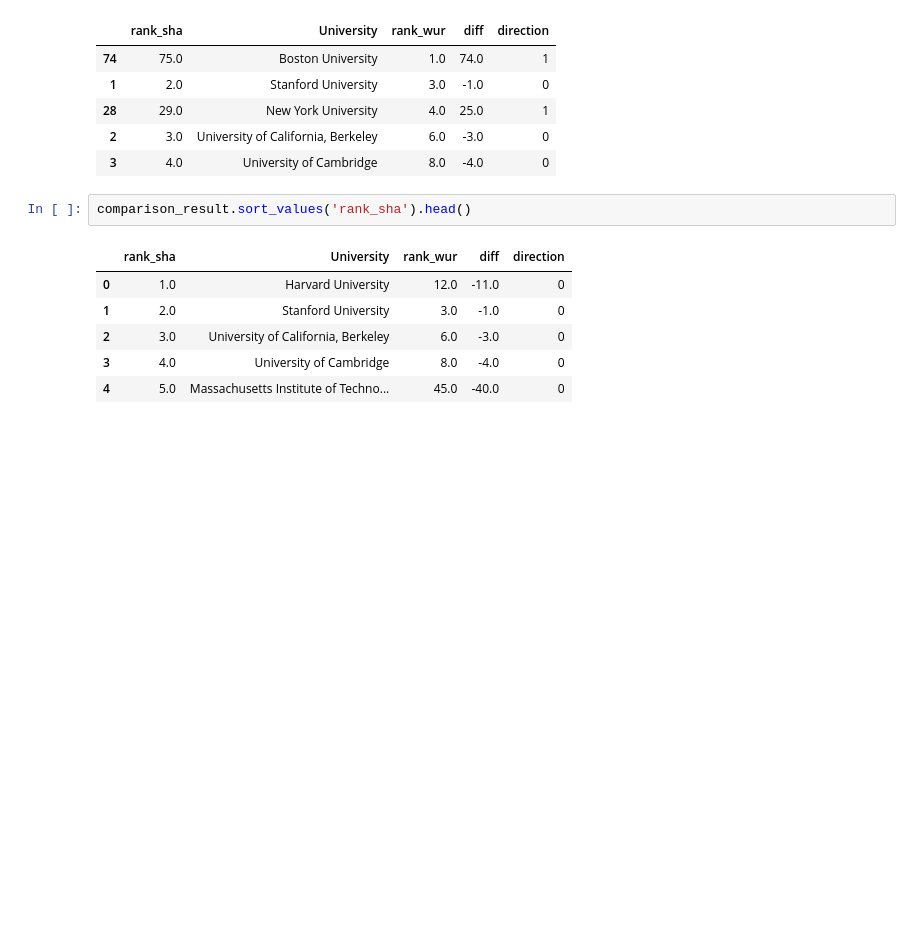
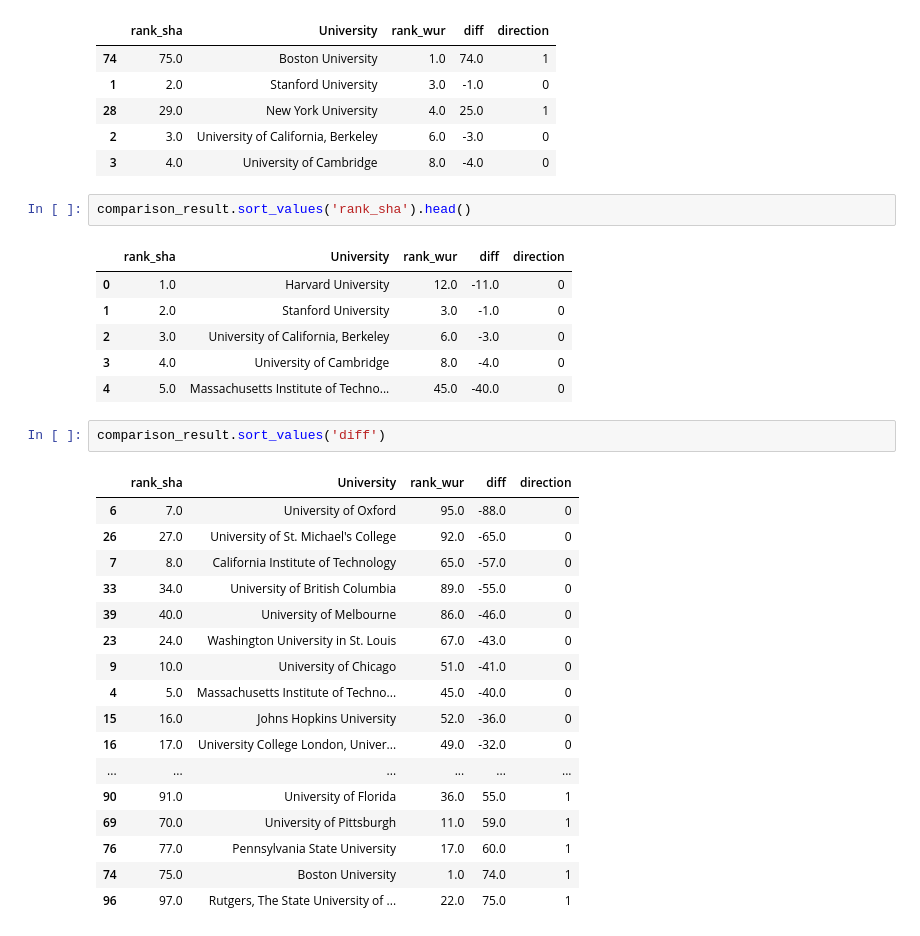
Before and after one commit to fearnleymartin/world-university-rankings, a Jupyter notebook: alternative_university_ranking_project.ipynb, the cells around one changed output. Cells and saved outputs as stored; diff of their text form; blank space fills up the shorter version.

```diff
--- a/alternative_university_ranking_project.ipynb
+++ b/alternative_university_ranking_project.ipynb
@@ -415,6 +408,26 @@ comparison_result.sort_values('rank_sha').head()
 | 2 | 3.0 | University of California, Berkeley | 6.0 | -3.0 | 0 |
 | 3 | 4.0 | University of Cambridge | 8.0 | -4.0 | 0 |
 | 4 | 5.0 | Massachusetts Institute of Techno... | 45.0 | -40.0 | 0 |
+# %%
+comparison_result.sort_values('diff')
+# %% [output]
+|  | rank_sha | University | rank_wur | diff | direction |
+| 6 | 7.0 | University of Oxford | 95.0 | -88.0 | 0 |
+| 26 | 27.0 | University of St. Michael's College | 92.0 | -65.0 | 0 |
+| 7 | 8.0 | California Institute of Technology | 65.0 | -57.0 | 0 |
+| 33 | 34.0 | University of British Columbia | 89.0 | -55.0 | 0 |
+| 39 | 40.0 | University of Melbourne | 86.0 | -46.0 | 0 |
+| 23 | 24.0 | Washington University in St. Louis | 67.0 | -43.0 | 0 |
+| 9 | 10.0 | University of Chicago | 51.0 | -41.0 | 0 |
+| 4 | 5.0 | Massachusetts Institute of Techno... | 45.0 | -40.0 | 0 |
+| 15 | 16.0 | Johns Hopkins University | 52.0 | -36.0 | 0 |
+| 16 | 17.0 | University College London, Univer... | 49.0 | -32.0 | 0 |
+| ... | ... | ... | ... | ... | ... |
+| 90 | 91.0 | University of Florida | 36.0 | 55.0 | 1 |
+| 69 | 70.0 | University of Pittsburgh | 11.0 | 59.0 | 1 |
+| 76 | 77.0 | Pennsylvania State University | 17.0 | 60.0 | 1 |
+| 74 | 75.0 | Boston University | 1.0 | 74.0 | 1 |
+| 96 | 97.0 | Rutgers, The State University of ... | 22.0 | 75.0 | 1 |
 # %%
 figure = plt.figure(figsize=(15,7))
 plt.bar(np.arange(comparison_result.shape[0]),comparison_result['diff'].sort_values(), 0.7)
```
Also changed, not shown: parts of 9 cells of this notebook, 2 other files.
